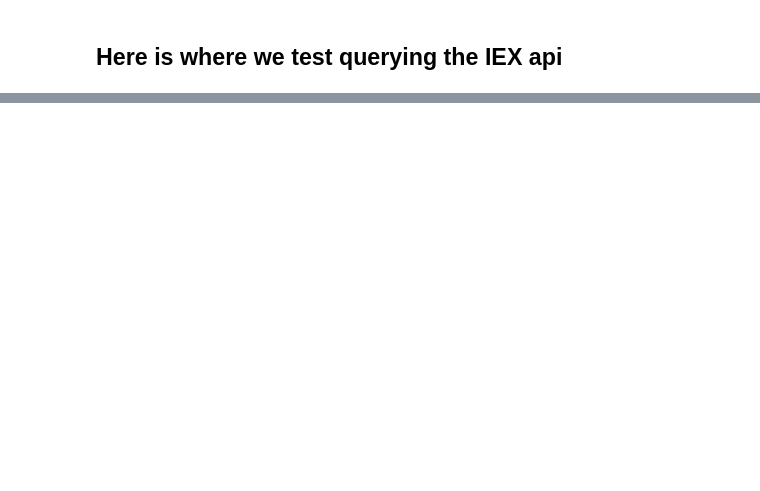
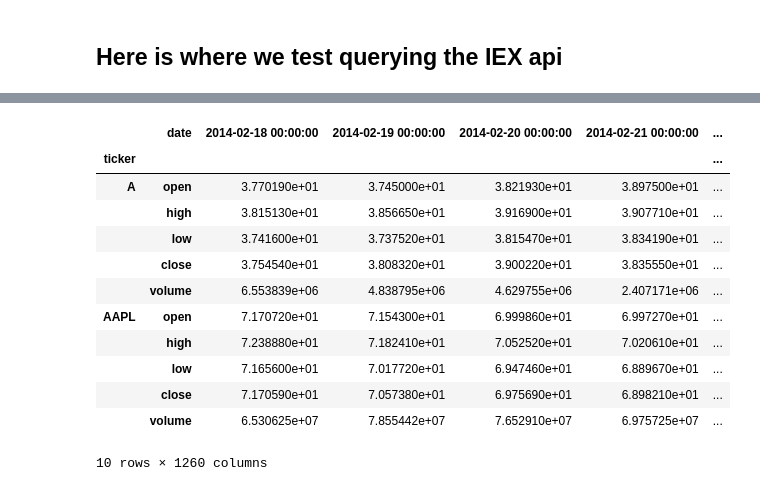
Before and after one commit to cikeokwu/auga, a Jupyter notebook: dev/src/data/sources/iexApiTests.ipynb, the cells around one changed output, grey strips where cells are left out. Saved outputs shown, nothing was run; the diff lists cells and outputs as text; code cells hidden in the pictures; blank space fills up the shorter version.

```diff
--- a/dev/src/data/sources/iexApiTests.ipynb
+++ b/dev/src/data/sources/iexApiTests.ipynb
@@ -51,0 +79,23 @@ Name: symbol, Length: 8733, dtype: object>
+# %%
+bigDF = pd.DataFrame(Stock(stockSymbols[0],output_format="pandas").get_chart(range='5y').transpose())
+#bigDF.append(pd.Stock(stockSymbols[1],output_format="pandas").get_chart(range='5y').transpose())
+
+
+trial = pd.DataFrame(Stock(stockSymbols[13],output_format="pandas").get_chart(range='5y').transpose())
+trial['ticker']=stockSymbols[13]
+trial.index= [trial['ticker'],trial.index]
+bigDF.append(trial)
+# %% [output]
+|  | date | 2014-02-18 00:00:00 | 2014-02-19 00:00:00 | 2014-02-20 00:00:00 | 2014-02-21 00:00:00 | ... |
+| ticker |  |  |  |  |  | ... |
+| A | open | 3.770190e+01 | 3.745000e+01 | 3.821930e+01 | 3.897500e+01 | ... |
+|  | high | 3.815130e+01 | 3.856650e+01 | 3.916900e+01 | 3.907710e+01 | ... |
+|  | low | 3.741600e+01 | 3.737520e+01 | 3.815470e+01 | 3.834190e+01 | ... |
+|  | close | 3.754540e+01 | 3.808320e+01 | 3.900220e+01 | 3.835550e+01 | ... |
+|  | volume | 6.553839e+06 | 4.838795e+06 | 4.629755e+06 | 2.407171e+06 | ... |
+| AAPL | open | 7.170720e+01 | 7.154300e+01 | 6.999860e+01 | 6.997270e+01 | ... |
+|  | high | 7.238880e+01 | 7.182410e+01 | 7.052520e+01 | 7.020610e+01 | ... |
+|  | low | 7.165600e+01 | 7.017720e+01 | 6.947460e+01 | 6.889670e+01 | ... |
+|  | close | 7.170590e+01 | 7.057380e+01 | 6.975690e+01 | 6.898210e+01 | ... |
+|  | volume | 6.530625e+07 | 7.855442e+07 | 7.652910e+07 | 6.975725e+07 | ... |
+10 rows × 1260 columns
```
Also changed, not shown: parts of 5 cells of this notebook.
